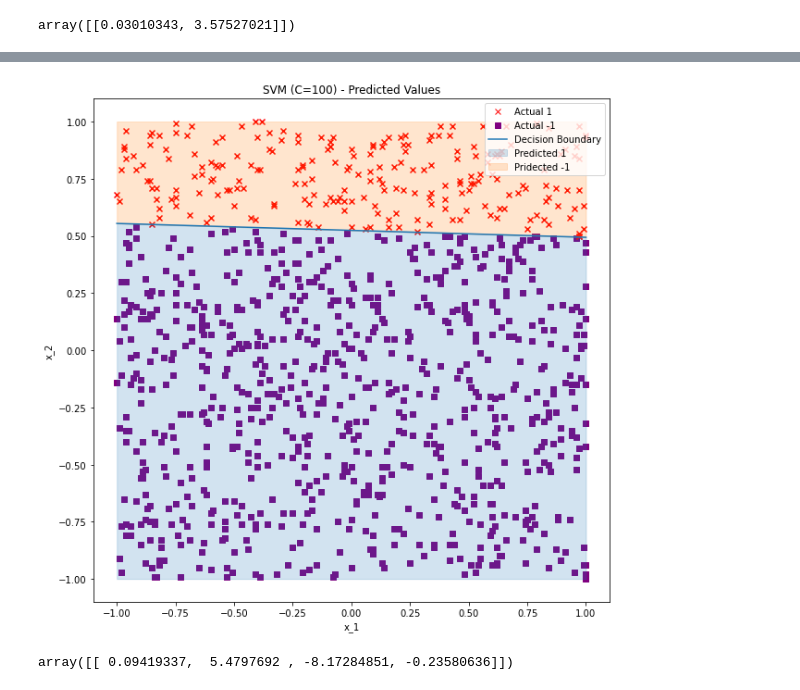
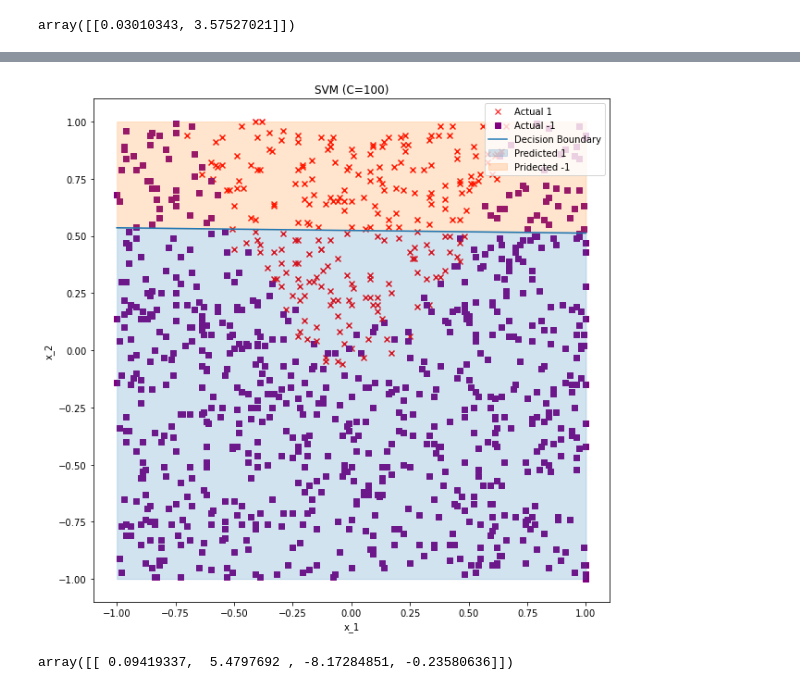
Before and after one commit to Shritesh99/ML_Assignments, a Jupyter notebook: week2/ML_Week2.ipynb, the cells around one changed output, grey strips where cells are left out. Drawn from its saved outputs; the diff is of its cells as text; code cells hidden in the pictures.

```diff
--- a/week2/ML_Week2.ipynb
+++ b/week2/ML_Week2.ipynb
@@ -126,7 +126,7 @@ m = -w1/w2
 
 plt.figure(figsize=(10,10))
 for i in range(len(X1)):
-    plt.scatter(X1[i], X2[i], color=colors1[str(Y[i])], marker=marker1[str(Y[i])])
+    plt.scatter(X1[i], X2[i], color=colors1[str(y[i])], marker=marker1[str(y[i])])
 
 xmin, xmax = -1, 1
 ymin, ymax = -1, 1
@@ -164,7 +164,7 @@ m = -w1/w2
 
 plt.figure(figsize=(10,10))
 for i in range(len(X1)):
-    plt.scatter(X1[i], X2[i], color=colors1[str(Y[i])], marker=marker1[str(Y[i])])
+    plt.scatter(X1[i], X2[i], color=colors1[str(y[i])], marker=marker1[str(y[i])])
 
 xmin, xmax = -1, 1
 ymin, ymax = -1, 1
@@ -202,7 +202,7 @@ m = -w1/w2
 
 plt.figure(figsize=(10,10))
 for i in range(len(X1)):
-    plt.scatter(X1[i], X2[i], color=colors1[str(Y[i])], marker=marker1[str(Y[i])])
+    plt.scatter(X1[i], X2[i], color=colors1[str(y[i])], marker=marker1[str(y[i])])
 
 xmin, xmax = -1, 1
 ymin, ymax = -1, 1
@@ -218,6 +218,6 @@ plt.legend([markersA, markersB, line[0], blue, orange], ["Actual 1", "Actual -1"
 
 plt.xlabel('x_1')
 plt.ylabel('x_2')
-plt.title('SVM (C=1.0) - Predicted Values')
+plt.title('SVM (C=1.0)')
 plt.show()
 # %% [output]
@@ -240,7 +240,7 @@ m = -w1/w2
 
 plt.figure(figsize=(10,10))
 for i in range(len(X1)):
-    plt.scatter(X1[i], X2[i], color=colors1[str(Y[i])], marker=marker1[str(Y[i])])
+    plt.scatter(X1[i], X2[i], color=colors1[str(y[i])], marker=marker1[str(y[i])])
 
 xmin, xmax = -1, 1
 ymin, ymax = -1, 1
@@ -256,6 +256,6 @@ plt.legend([markersA, markersB, line[0], blue, orange], ["Actual 1", "Actual -1"
 
 plt.xlabel('x_1')
 plt.ylabel('x_2')
-plt.title('SVM (C=10.0) - Predicted Values')
+plt.title('SVM (C=10.0)')
 plt.show()
 # %% [output]
@@ -272,32 +272,32 @@ array([[0.04069702, 1.3448904 ]])
 # %%
 colors1 = {'1':'red', '-1': 'purple'}
 marker1 = {'1': 'x', '-1': 's'}
 
 c = -b/w2
 m = -w1/w2
 
 plt.figure(figsize=(10,10))
 for i in range(len(X1)):
-    plt.scatter(X1[i], X2[i], color=colors1[str(Y[i])], marker=marker1[str(Y[i])])
+    plt.scatter(X1[i], X2[i], color=colors1[str(y[i])], marker=marker1[str(y[i])])
 
 xmin, xmax = -1, 1
 ymin, ymax = -1, 1
 xd = np.array([xmin, xmax])
 yd = m*xd + c
 line = plt.plot(xd, yd, label='Decision Boundary')
 blue = plt.fill_between(xd, yd, ymin, color='tab:blue', alpha=0.2)
 orange = plt.fill_between(xd, yd, ymax, color='tab:orange', alpha=0.2)
 
 markersA = plt.Line2D([0,0],[0,0],color=colors1['1'], marker=marker1['1'], linestyle='')
 markersB = plt.Line2D([0,0],[0,0],color=colors1['-1'], marker=marker1['-1'], linestyle='')
 plt.legend([markersA, markersB, line[0], blue, orange], ["Actual 1", "Actual -1", "Decision Boundary", "Predicted 1", "Pridected -1"], numpoints=1, loc='upper right')
 
 plt.xlabel('x_1')
 plt.ylabel('x_2')
-plt.title('SVM (C=100) - Predicted Values')
+plt.title('SVM (C=100)')
 plt.show()
 # %% [output]
-[figure, old version]
+[figure, new version]
 # %%
 X_Sq = np.column_stack((X, np.square(X1), np.square(X2)))
 from sklearn.linear_model import LogisticRegression
```
Also changed, not shown: parts of 13 cells of this notebook.
